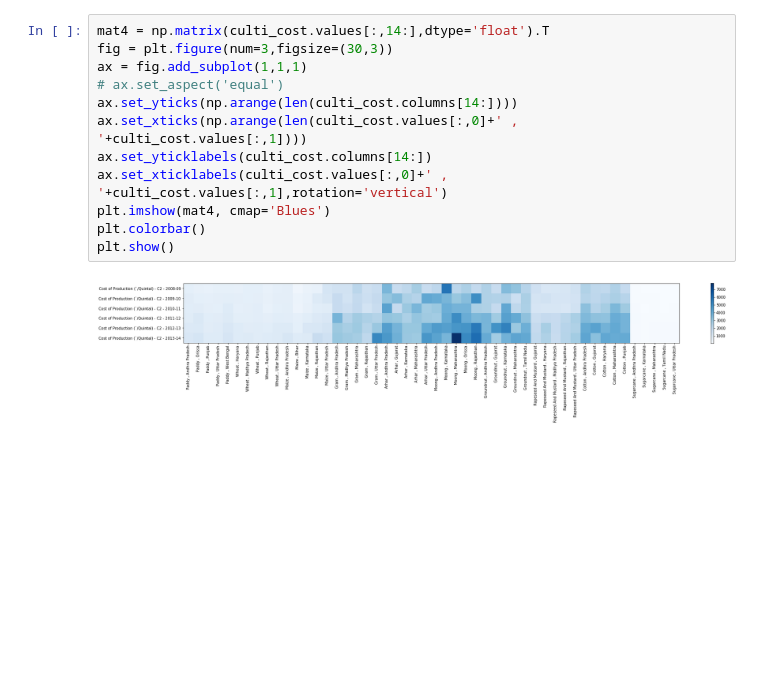
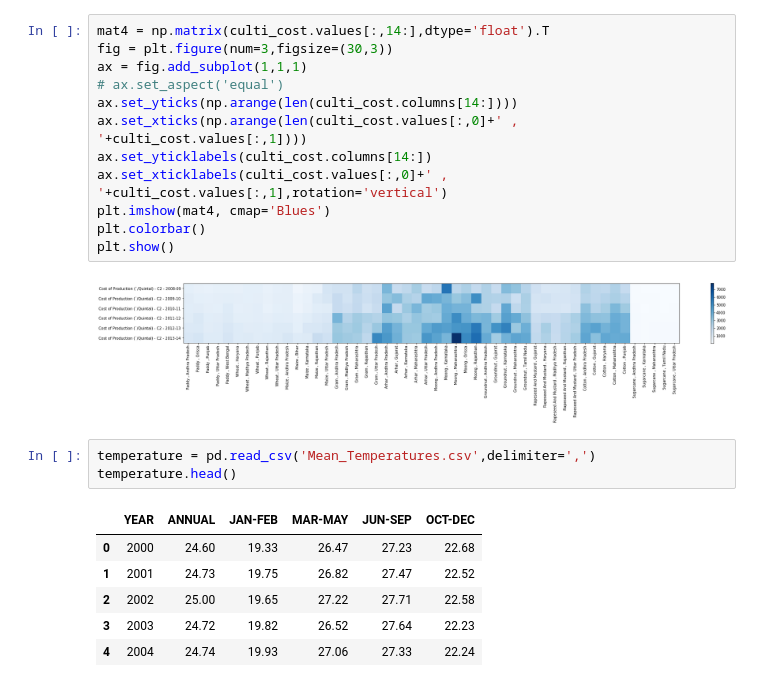
Before and after one commit to nitinvbharti/Agriculture_Analysis, a Jupyter notebook: Agro_analysis.ipynb, the cells around one changed output. Saved outputs shown, nothing was run; the diff lists cells and outputs as text; blank space fills up the shorter version.

```diff
--- a/Agro_analysis.ipynb
+++ b/Agro_analysis.ipynb
@@ -142,3 +137,13 @@ plt.colorbar()
 plt.show()
 # %% [output]
 [figure]
+# %%
+temperature = pd.read_csv('Mean_Temperatures.csv',delimiter=',')
+temperature.head()
+# %% [output]
+|  | YEAR | ANNUAL | JAN-FEB | MAR-MAY | JUN-SEP | OCT-DEC |
+| 0 | 2000 | 24.60 | 19.33 | 26.47 | 27.23 | 22.68 |
+| 1 | 2001 | 24.73 | 19.75 | 26.82 | 27.47 | 22.52 |
+| 2 | 2002 | 25.00 | 19.65 | 27.22 | 27.71 | 22.58 |
+| 3 | 2003 | 24.72 | 19.82 | 26.52 | 27.64 | 22.23 |
+| 4 | 2004 | 24.74 | 19.93 | 27.06 | 27.33 | 22.24 |
```
Also changed, not shown: parts of 4 cells of this notebook, 2 other files.
